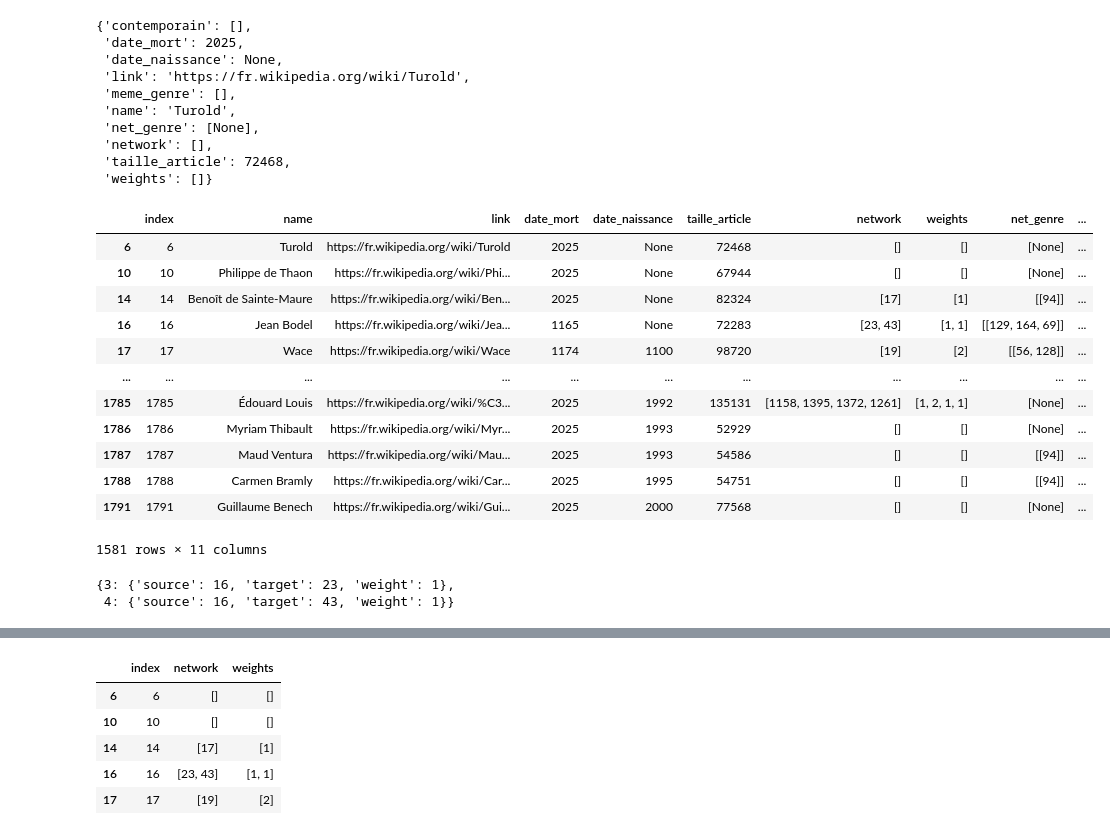
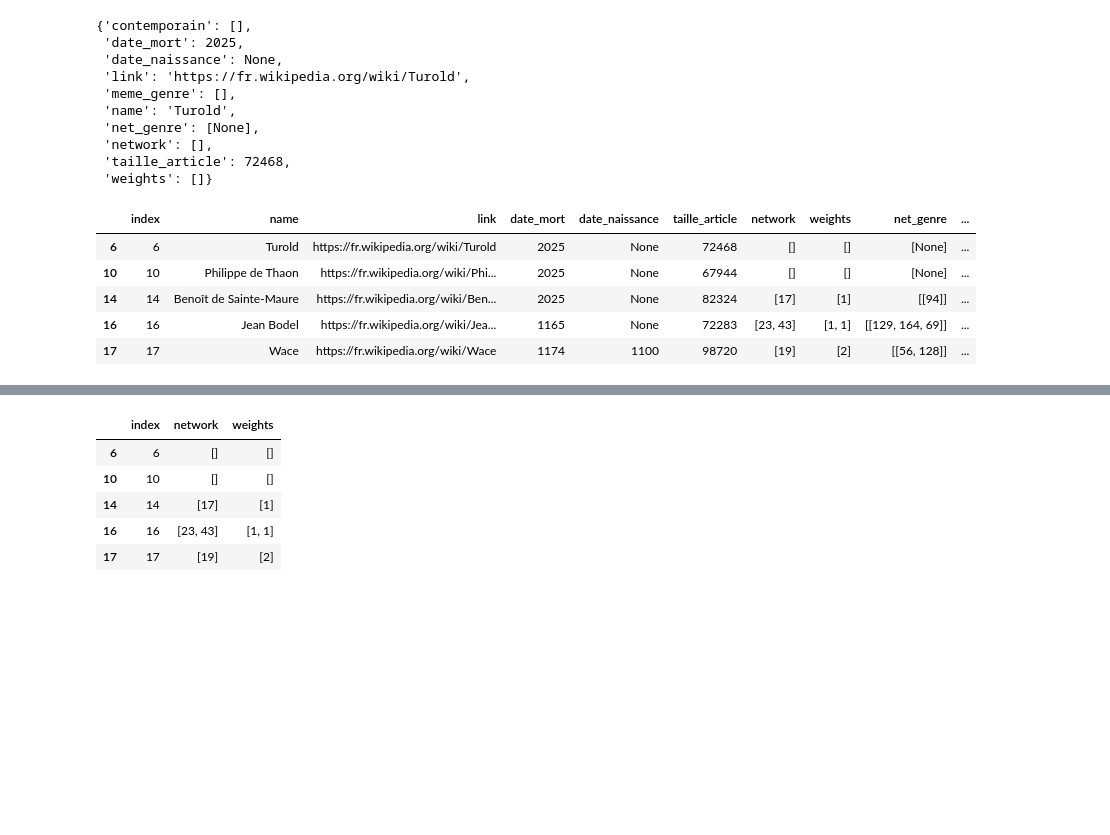
Before and after one commit to ChabiMax/author_network, a Jupyter notebook: Graph_from_raw_data.ipynb, the cells around one changed output, grey strips where cells are left out. Saved outputs shown, nothing was run; the diff lists cells and outputs as text; code cells hidden in the pictures; blank space fills up the shorter version.

```diff
--- a/Graph_from_raw_data.ipynb
+++ b/Graph_from_raw_data.ipynb
@@ -35,20 +35,13 @@ list(data.values())[0]
 # %%
 df = pd.DataFrame(data).T
 df['index'] = df.index
 df.insert(0, 'index', df.pop('index'))
-df
+df.head()
 # %% [output]
 |  | index | name | link | date_mort | date_naissance | taille_article | network | weights | net_genre | ... |
 | 6 | 6 | Turold | https://fr.wikipedia.org/wiki/Turold | 2025 | None | 72468 | [] | [] | [None] | ... |
 | 10 | 10 | Philippe de Thaon | https://fr.wikipedia.org/wiki/Phi... | 2025 | None | 67944 | [] | [] | [None] | ... |
 | 14 | 14 | Benoît de Sainte-Maure | https://fr.wikipedia.org/wiki/Ben... | 2025 | None | 82324 | [17] | [1] | [[94]] | ... |
 | 16 | 16 | Jean Bodel | https://fr.wikipedia.org/wiki/Jea... | 1165 | None | 72283 | [23, 43] | [1, 1] | [[129, 164, 69]] | ... |
 | 17 | 17 | Wace | https://fr.wikipedia.org/wiki/Wace | 1174 | 1100 | 98720 | [19] | [2] | [[56, 128]] | ... |
-| ... | ... | ... | ... | ... | ... | ... | ... | ... | ... | ... |
-| 1785 | 1785 | Édouard Louis | https://fr.wikipedia.org/wiki/%C3... | 2025 | 1992 | 135131 | [1158, 1395, 1372, 1261] | [1, 2, 1, 1] | [None] | ... |
-| 1786 | 1786 | Myriam Thibault | https://fr.wikipedia.org/wiki/Myr... | 2025 | 1993 | 52929 | [] | [] | [None] | ... |
-| 1787 | 1787 | Maud Ventura | https://fr.wikipedia.org/wiki/Mau... | 2025 | 1993 | 54586 | [] | [] | [[94]] | ... |
-| 1788 | 1788 | Carmen Bramly | https://fr.wikipedia.org/wiki/Car... | 2025 | 1995 | 54751 | [] | [] | [[94]] | ... |
-| 1791 | 1791 | Guillaume Benech | https://fr.wikipedia.org/wiki/Gui... | 2025 | 2000 | 77568 | [] | [] | [None] | ... |
-1581 rows × 11 columns
 # %%
@@ -67,6 +65 @@ for source in [16] :
   id += 1
-# %%
-link_table
-# %% [output]
-{3: {'source': 16, 'target': 23, 'weight': 1},
- 4: {'source': 16, 'target': 43, 'weight': 1}}
```
Also changed, not shown: parts of 3 cells of this notebook.
